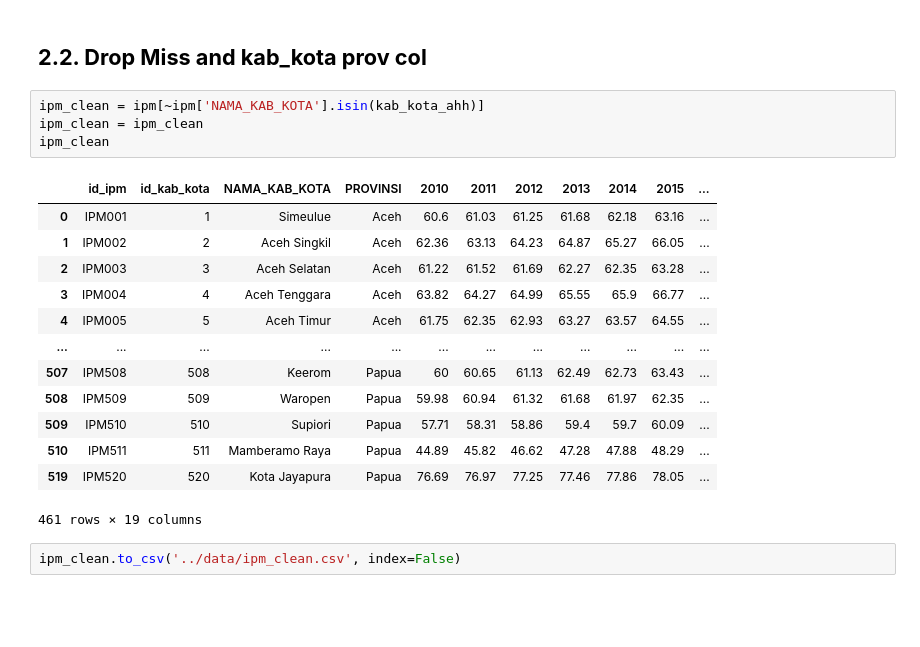
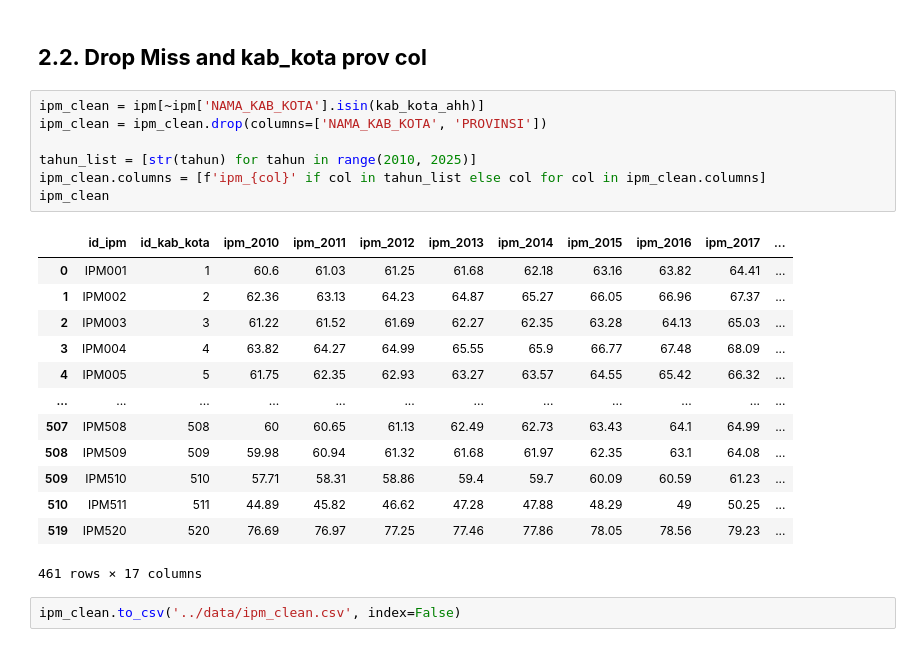
Before and after one commit to bistiana29/IAH-VISION, a Jupyter notebook: notebooks/missval_handling.ipynb, the cells around one changed output. Drawn from its saved outputs; the diff is of its cells as text; blank space fills up the shorter version.

```diff
--- a/notebooks/missval_handling.ipynb
+++ b/notebooks/missval_handling.ipynb
@@ -105,22 +108,25 @@ Jumlah kabupaten/kota yang mengandung missing value (-) pada tahun 2010-2024: 52
 ## **2.2. Drop Miss and kab_kota prov col**
 # %%
 ipm_clean = ipm[~ipm['NAMA_KAB_KOTA'].isin(kab_kota_ahh)]
-ipm_clean = ipm_clean
+ipm_clean = ipm_clean.drop(columns=['NAMA_KAB_KOTA', 'PROVINSI'])
+
+tahun_list = [str(tahun) for tahun in range(2010, 2025)]
+ipm_clean.columns = [f'ipm_{col}' if col in tahun_list else col for col in ipm_clean.columns]
 ipm_clean
 # %% [output]
-|  | id_ipm | id_kab_kota | NAMA_KAB_KOTA | PROVINSI | 2010 | 2011 | 2012 | 2013 | 2014 | 2015 | ... |
-| 0 | IPM001 | 1 | Simeulue | Aceh | 60.6 | 61.03 | 61.25 | 61.68 | 62.18 | 63.16 | ... |
-| 1 | IPM002 | 2 | Aceh Singkil | Aceh | 62.36 | 63.13 | 64.23 | 64.87 | 65.27 | 66.05 | ... |
-| 2 | IPM003 | 3 | Aceh Selatan | Aceh | 61.22 | 61.52 | 61.69 | 62.27 | 62.35 | 63.28 | ... |
-| 3 | IPM004 | 4 | Aceh Tenggara | Aceh | 63.82 | 64.27 | 64.99 | 65.55 | 65.9 | 66.77 | ... |
-| 4 | IPM005 | 5 | Aceh Timur | Aceh | 61.75 | 62.35 | 62.93 | 63.27 | 63.57 | 64.55 | ... |
+|  | id_ipm | id_kab_kota | ipm_2010 | ipm_2011 | ipm_2012 | ipm_2013 | ipm_2014 | ipm_2015 | ipm_2016 | ipm_2017 | ... |
+| 0 | IPM001 | 1 | 60.6 | 61.03 | 61.25 | 61.68 | 62.18 | 63.16 | 63.82 | 64.41 | ... |
+| 1 | IPM002 | 2 | 62.36 | 63.13 | 64.23 | 64.87 | 65.27 | 66.05 | 66.96 | 67.37 | ... |
+| 2 | IPM003 | 3 | 61.22 | 61.52 | 61.69 | 62.27 | 62.35 | 63.28 | 64.13 | 65.03 | ... |
+| 3 | IPM004 | 4 | 63.82 | 64.27 | 64.99 | 65.55 | 65.9 | 66.77 | 67.48 | 68.09 | ... |
+| 4 | IPM005 | 5 | 61.75 | 62.35 | 62.93 | 63.27 | 63.57 | 64.55 | 65.42 | 66.32 | ... |
 | ... | ... | ... | ... | ... | ... | ... | ... | ... | ... | ... | ... |
-| 507 | IPM508 | 508 | Keerom | Papua | 60 | 60.65 | 61.13 | 62.49 | 62.73 | 63.43 | ... |
-| 508 | IPM509 | 509 | Waropen | Papua | 59.98 | 60.94 | 61.32 | 61.68 | 61.97 | 62.35 | ... |
-| 509 | IPM510 | 510 | Supiori | Papua | 57.71 | 58.31 | 58.86 | 59.4 | 59.7 | 60.09 | ... |
-| 510 | IPM511 | 511 | Mamberamo Raya | Papua | 44.89 | 45.82 | 46.62 | 47.28 | 47.88 | 48.29 | ... |
-| 519 | IPM520 | 520 | Kota Jayapura | Papua | 76.69 | 76.97 | 77.25 | 77.46 | 77.86 | 78.05 | ... |
+| 507 | IPM508 | 508 | 60 | 60.65 | 61.13 | 62.49 | 62.73 | 63.43 | 64.1 | 64.99 | ... |
+| 508 | IPM509 | 509 | 59.98 | 60.94 | 61.32 | 61.68 | 61.97 | 62.35 | 63.1 | 64.08 | ... |
+| 509 | IPM510 | 510 | 57.71 | 58.31 | 58.86 | 59.4 | 59.7 | 60.09 | 60.59 | 61.23 | ... |
+| 510 | IPM511 | 511 | 44.89 | 45.82 | 46.62 | 47.28 | 47.88 | 48.29 | 49 | 50.25 | ... |
+| 519 | IPM520 | 520 | 76.69 | 76.97 | 77.25 | 77.46 | 77.86 | 78.05 | 78.56 | 79.23 | ... |
-461 rows × 19 columns
+461 rows × 17 columns
 # %%
 ipm_clean.to_csv('../data/ipm_clean.csv', index=False)
 # %% [markdown]
```
Also changed, not shown: parts of 5 cells of this notebook, 15 other files.
